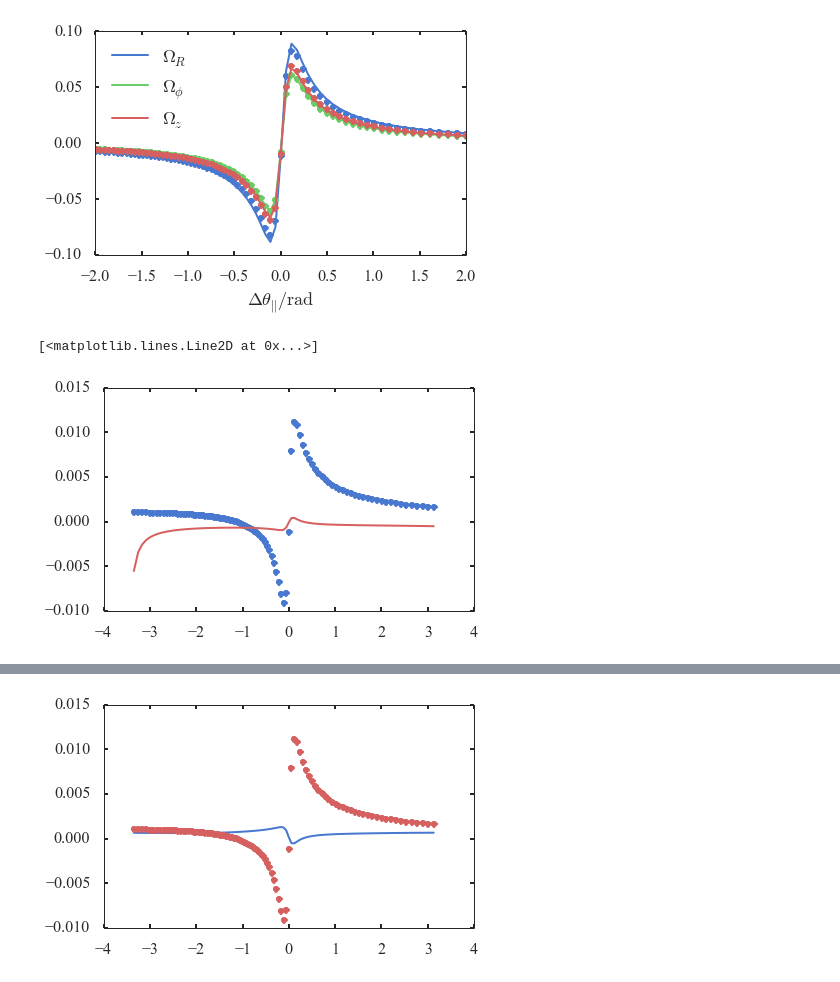
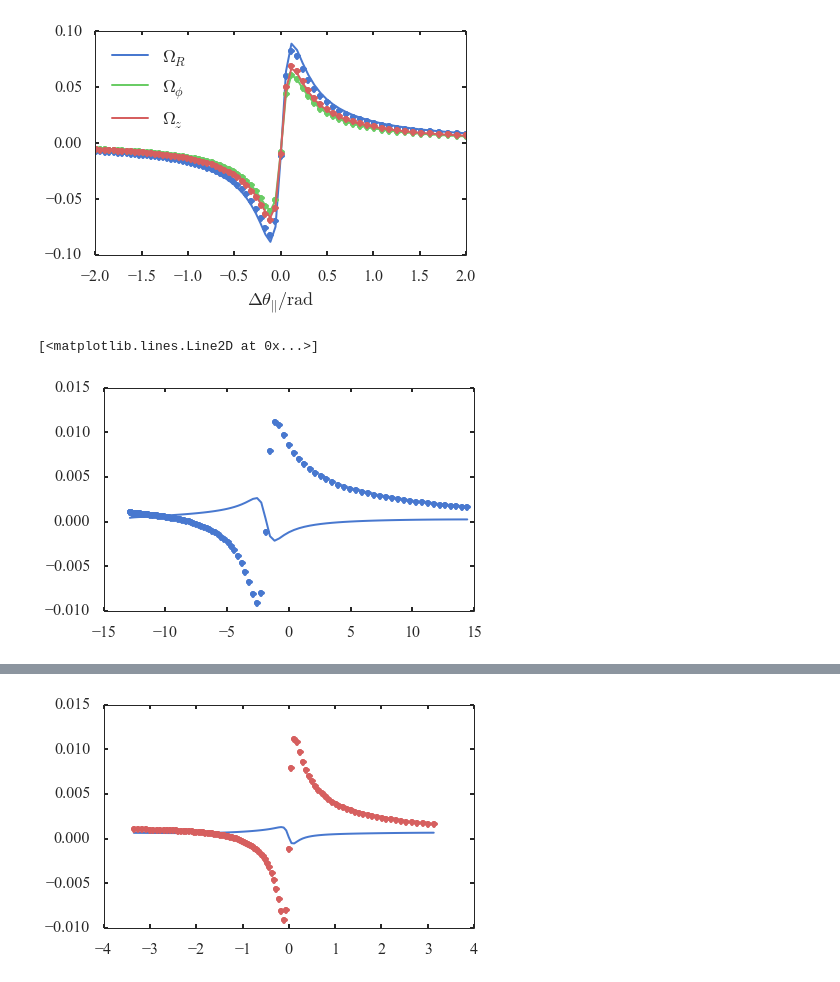
Before and after one commit to jobovy/streamgap-aa, a Jupyter notebook: py/GapsAngleFreqJz!=0.ipynb, the cells around one changed output, grey strips where cells are left out. Drawn from its saved outputs; the diff is of its cells as text; code cells hidden in the pictures.

```diff
--- a/py/GapsAngleFreqJz!=0.ipynb
+++ b/py/GapsAngleFreqJz!=0.ipynb
@@ -608,0 +618,7 @@ afk=angle_freq_kicks(merged_peri)
+# %%
+b=0
+w=np.array([6.822,132.77,149.417])
+M=1e8
+rs=0.625
+sb = sub_halo(M,b,rs,w)
+afk=angle_freq_kicks(merged_peri,sb)
@@ -845,18 +915,30 @@ plt.savefig('/home/jls/work/data/stream_gaps/analytic_freq.pdf',bbox_inches='tig
 [figure]
 # %%
 R = np.sqrt(afk.stream_track.T[0]**2+afk.stream_track.T[1]**2)
-pR = afk.stream_track.T[3]*afk.stream_track.T[0]/R+afk.stream_track.T[4]*afk.stream_track.T[1]/R
+# pR = afk.stream_track.T[3]*afk.stream_track.T[0]/R+afk.stream_track.T[4]*afk.stream_track.T[1]/R
 # plot(afk.deltaang_par,afk.dO.T[0]/afk.O.T[0]*afk.A.T[0]*4.,color=sns.color_palette()[0]);
 # plot(afk.deltaang_par,afk.dO.T[2]/afk.O.T[2]*afk.A.T[2]*4.,color=sns.color_palette()[0]);
 # plot(afk.deltaang_par,afk.dA.T[0],'.',color=sns.color_palette()[0]);
-plot(afk.deltaang_par,afk.dA.T[2],'.',color=sns.color_palette()[0]);
+plot(z,afk.dA.T[2],'.',color=sns.color_palette()[0]);
 # plt.ylim(-0.015,0.015)
 # plot(afk.deltaang_par,afk.vdotdv/220.**2*afk.O.T[0]*(R-11.)/pR,color=sns.color_palette()[1]);
 # plot(afk.deltaang_par,afk.dA.T[1],'.',color=sns.color_palette()[1]);
-plot(afk.deltaang_par,-afk.dO.T[2]*afk.stream_track.T[2]/afk.stream_track.T[5],color=sns.color_palette()[2]);
+Jz = np.mean(merged_peri.Jz_x)
+Omz = np.mean(afk.O.T[2])
+z = afk.stream_track.T[2]
+dOO = -afk.vdotdv/220.**2
+dO = dOO*Omz
+vz = afk.stream_track.T[5]
+dvz = afk.dv.T[2]
+dJz = vz*dvz/Omz
+# plot(z,(dO*Jz-dJz*Omz)*z/(2.*Jz*np.sqrt(Omz)*np.sqrt(2.*Jz-Omz*z*z)))
+plot(z,afk.A.T[2]*dOO)
+
+#+.5*vz**3*dvz/Omz**2/z**2/Jz))
+# plot(afk.deltaang_par,.5*(dJz-afk.dO.T[2]/np.mean(afk.O.T[2]))/(afk.O.T[2]*afk.stream_track.T[2]/afk.stream_track.T[5]),color=sns.color_palette()[2]);
 # plot(afk.deltaang_par,afk.O.T[2]*afk.stream_track.T[2]*afk.dv.T[2]/(afk.stream_track.T[5]**2+afk.O.T[2]**2*afk.stream_track.T[2]),color='k');
 # plot(afk.deltaang_par,afk.dA.T[2],'.',color=sns.color_palette()[2]);
-# plt.xlim(-1.5,1.5)
+# plt.ylim(-0.1,0.1)
 # %% [output]
 [<matplotlib.lines.Line2D at 0x...>]
-[figure, old version]
+[figure, new version]
```
Also changed, not shown: parts of 18 cells of this notebook, 1 other file.
